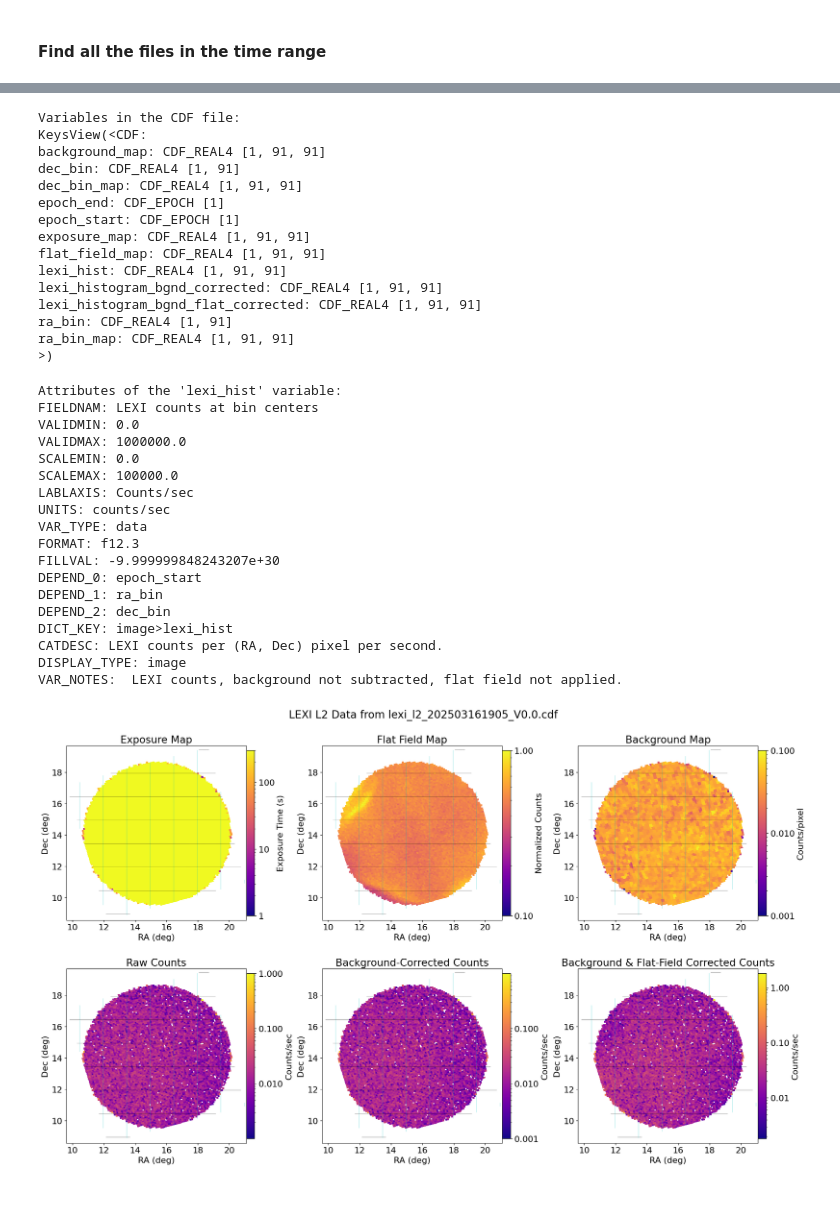
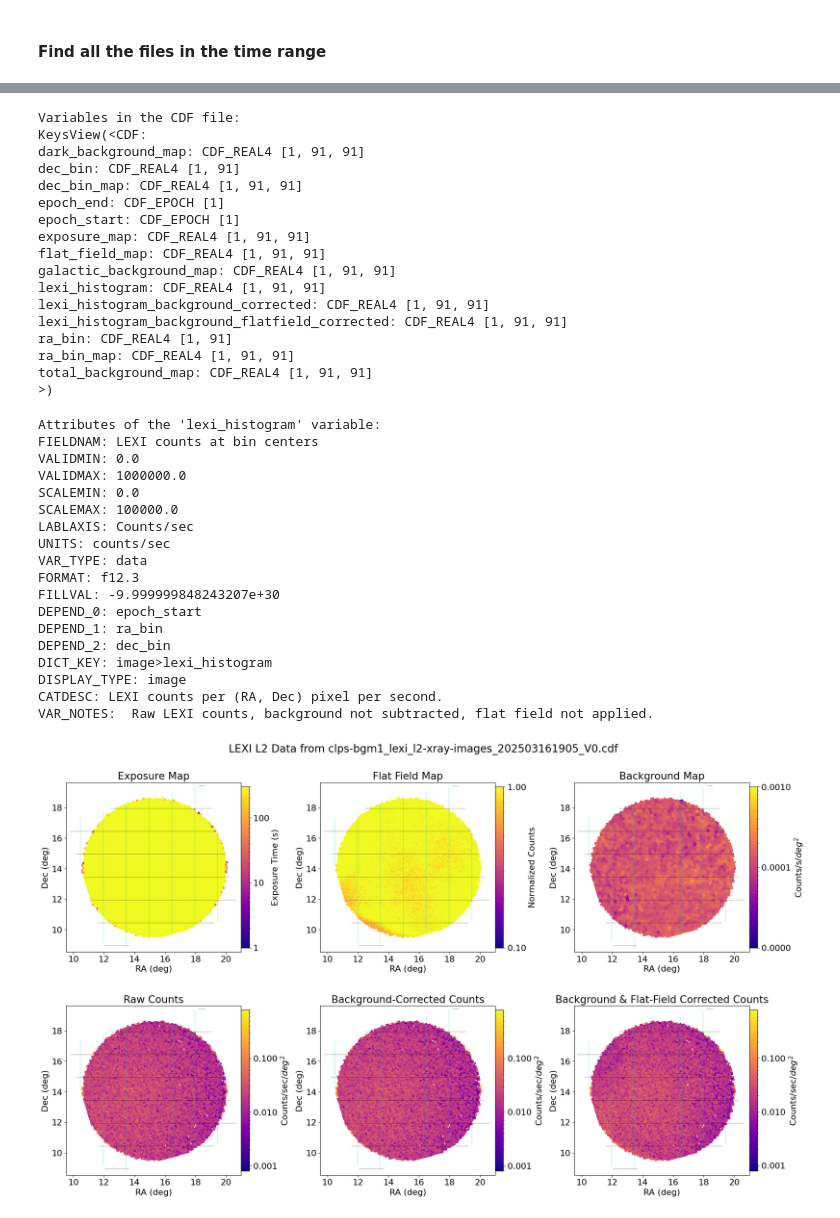
Before and after one commit to Lexi-BU/lexi_data_analysis, a Jupyter notebook: data_analysis/lexi_data_analysis.ipynb, the cells around one changed output, grey strips where cells are left out. Cells and saved outputs as stored; diff of their text form; code cells hidden in the pictures.

```diff
--- a/data_analysis/lexi_data_analysis.ipynb
+++ b/data_analysis/lexi_data_analysis.ipynb
@@ -247,32 +247,32 @@ def plot_exposure_and_counts(dat: dict, f: str):
         axs[0, 2],
         RAcorn,
         DECcorn,
-        np.asarray(dat["background_map"][...])[0],
+        np.asarray(dat["total_background_map"][...])[0] / np.asarray(dat["exposure_map"][...])[0],
         title="Background Map",
-        cbar_title="Counts/pixel",
+        cbar_title="Counts/s/$deg^2$",
         time_range=time_range,
         norm="log",
-        vmin=1e-3,
-        vmax=1e-1,
+        vmin=1e-5,
+        vmax=1e-3,
     )
     plot_on_ra_dec(
         axs[1, 0],
         RAcorn,
         DECcorn,
-        np.asarray(dat["lexi_hist"][...])[0],
+        np.asarray(dat["lexi_histogram"][...])[0],
         time_range=time_range,
         title="Raw Counts",
-        cbar_title="Counts/sec",
+        cbar_title="Counts/sec/$deg^2$",
         norm="log",
     )
     plot_on_ra_dec(
         axs[1, 1],
         RAcorn,
         DECcorn,
-        np.asarray(dat["lexi_histogram_bgnd_corrected"][...])[0],
+        np.asarray(dat["lexi_histogram_background_corrected"][...])[0],
         time_range=time_range,
         title="Background-Corrected Counts",
-        cbar_title="Counts/sec",
+        cbar_title="Counts/sec/$deg^2$",
         norm="log",
     )
 
@@ -280,10 +280,10 @@ def plot_exposure_and_counts(dat: dict, f: str):
         axs[1, 2],
         RAcorn,
         DECcorn,
-        np.asarray(dat["lexi_histogram_bgnd_flat_corrected"][...])[0],
+        np.asarray(dat["lexi_histogram_background_flatfield_corrected"][...])[0],
         time_range=time_range,
         title="Background & Flat-Field Corrected Counts",
-        cbar_title="Counts/sec",
+        cbar_title="Counts/sec/$deg^2$",
         norm="log",
     )
 
@@ -318,7 +338,7 @@ end_time = datetime.datetime(2025, 3, 16, 19, 15)
 #### Find all the files in the time range
 # %%
 # Regex to capture timestamp in filename
-pattern = re.compile(r"lexi_l2_(\d{12})")
+pattern = re.compile(r"clps-bgm1_lexi_l2-xray-images_(\d{12})")
 
 # Select files in time range
 selected_files = []
@@ -372,31 +392,33 @@ else:
 # %% [output]
 Variables in the CDF file:
 KeysView(<CDF:
-background_map: CDF_REAL4 [1, 91, 91]
+dark_background_map: CDF_REAL4 [1, 91, 91]
 dec_bin: CDF_REAL4 [1, 91]
 dec_bin_map: CDF_REAL4 [1, 91, 91]
 epoch_end: CDF_EPOCH [1]
 epoch_start: CDF_EPOCH [1]
 exposure_map: CDF_REAL4 [1, 91, 91]
 flat_field_map: CDF_REAL4 [1, 91, 91]
-lexi_hist: CDF_REAL4 [1, 91, 91]
-lexi_histogram_bgnd_corrected: CDF_REAL4 [1, 91, 91]
-lexi_histogram_bgnd_flat_corrected: CDF_REAL4 [1, 91, 91]
+galactic_background_map: CDF_REAL4 [1, 91, 91]
+lexi_histogram: CDF_REAL4 [1, 91, 91]
+lexi_histogram_background_corrected: CDF_REAL4 [1, 91, 91]
+lexi_histogram_background_flatfield_corrected: CDF_REAL4 [1, 91, 91]
 ra_bin: CDF_REAL4 [1, 91]
 ra_bin_map: CDF_REAL4 [1, 91, 91]
+total_background_map: CDF_REAL4 [1, 91, 91]
 >)
 # %%
 # Print the attributes of one of the keys
 if selected_files:
     first_file = selected_files[0]
     with cdf(first_file) as cdf_file:
-        print("\nAttributes of the 'lexi_hist' variable:")
-        for attr in cdf_file["lexi_hist"].attrs:
-            print(f"{attr}: {cdf_file['lexi_hist'].attrs[attr]}")
+        print("\nAttributes of the 'lexi_histogram' variable:")
+        for attr in cdf_file["lexi_histogram"].attrs:
+            print(f"{attr}: {cdf_file['lexi_histogram'].attrs[attr]}")
 else:
     print("No files found in the specified time range.")
 # %% [output]
-Attributes of the 'lexi_hist' variable:
+Attributes of the 'lexi_histogram' variable:
 FIELDNAM: LEXI counts at bin centers
 VALIDMIN: 0.0
 VALIDMAX: 1000000.0
@@ -410,16 +432,16 @@ FILLVAL: -9.999999848243207e+30
 DEPEND_0: epoch_start
 DEPEND_1: ra_bin
 DEPEND_2: dec_bin
-DICT_KEY: image>lexi_hist
+DICT_KEY: image>lexi_histogram
+DISPLAY_TYPE: image
 CATDESC: LEXI counts per (RA, Dec) pixel per second.
-DISPLAY_TYPE: image
-VAR_NOTES:  LEXI counts, background not subtracted, flat field not applied.
+VAR_NOTES:  Raw LEXI counts, background not subtracted, flat field not applied.
 # %%
 # Read the data from the first file
-dat = cdf(selected_files[-1])
+dat = cdf(selected_files[0])
 # Make a default plot
 fig = plot_exposure_and_counts(dat=dat, f=selected_files[0])
 # %% [output]
-[figure, old version]
+[figure, new version]
 # %%
 # Print out the raw_counts variable
```
Also changed, not shown: parts of 4 cells of this notebook, 3 other files.
